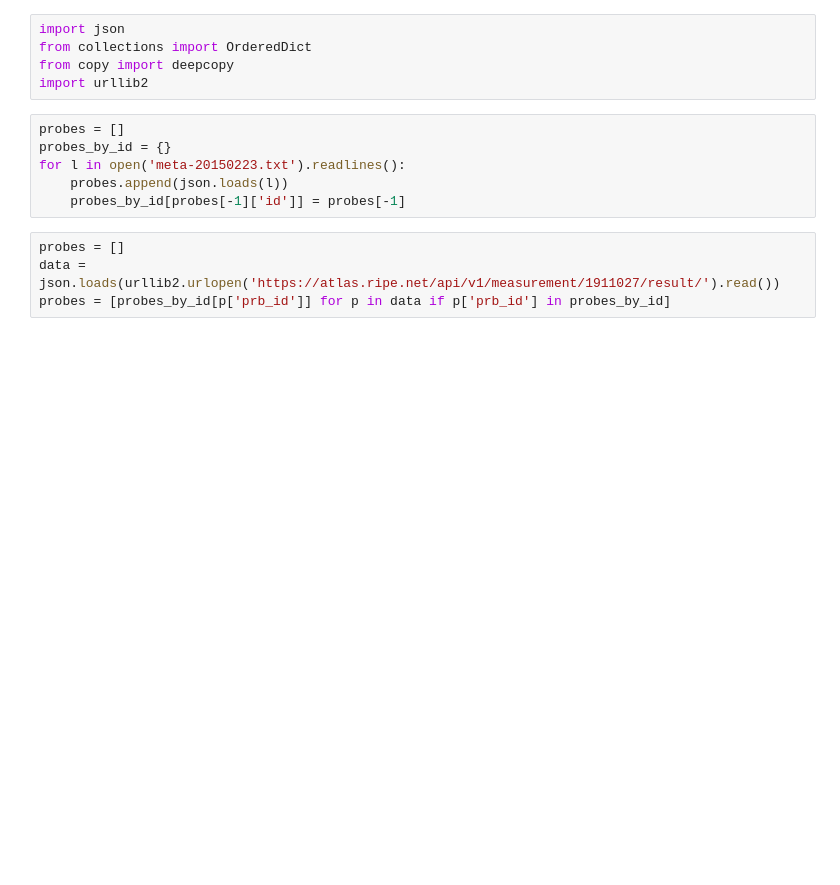
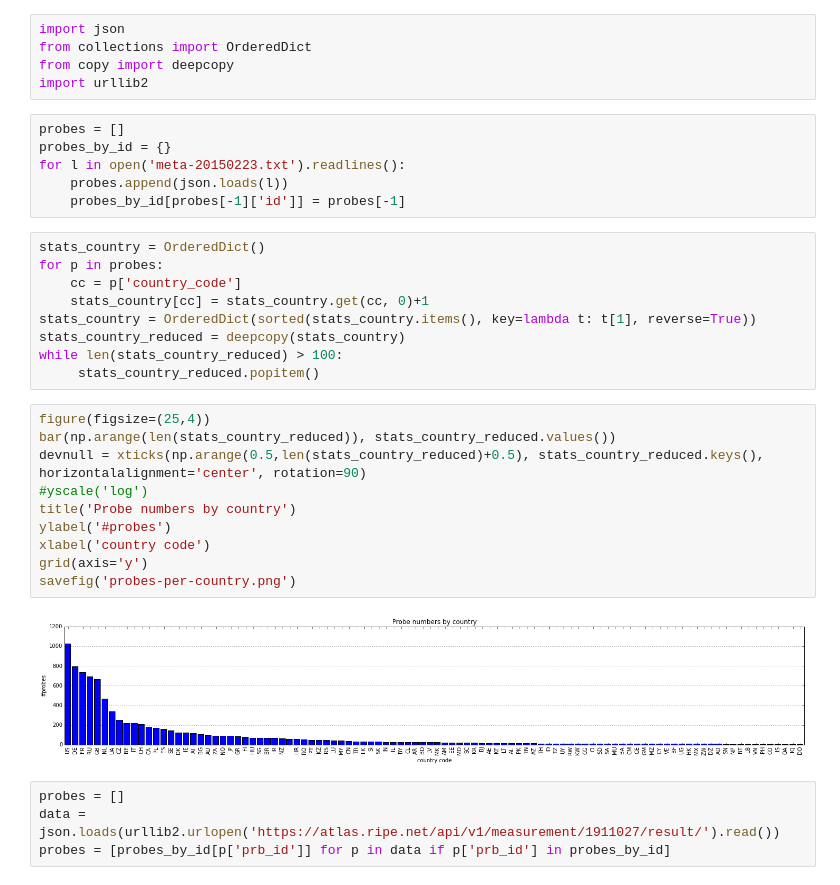
Before and after one commit to cod3monk/RIPE-Atlas-sbucket, a Jupyter notebook: ProbeStats.ipynb, the cells around one changed output. Cells and saved outputs as stored; diff of their text form; blank space fills up the shorter version.

```diff
--- a/ProbeStats.ipynb
+++ b/ProbeStats.ipynb
@@ -13,6 +13,27 @@ probes_by_id = {}
 for l in open('meta-20150223.txt').readlines():
     probes.append(json.loads(l))
     probes_by_id[probes[-1]['id']] = probes[-1]
+# %%
+stats_country = OrderedDict()
+for p in probes:
+    cc = p['country_code']
+    stats_country[cc] = stats_country.get(cc, 0)+1
+stats_country = OrderedDict(sorted(stats_country.items(), key=lambda t: t[1], reverse=True))
+stats_country_reduced = deepcopy(stats_country)
+while len(stats_country_reduced) > 100:
+     stats_country_reduced.popitem()
+# %%
+figure(figsize=(25,4))
+bar(np.arange(len(stats_country_reduced)), stats_country_reduced.values())
+devnull = xticks(np.arange(0.5,len(stats_country_reduced)+0.5), stats_country_reduced.keys(), horizontalalignment='center', rotation=90)
+#yscale('log')
+title('Probe numbers by country')
+ylabel('#probes')
+xlabel('country code')
+grid(axis='y')
+savefig('probes-per-country.png')
+# %% [output]
+[figure, added]
 # %%
 probes = []
 data = json.loads(urllib2.urlopen('https://atlas.ripe.net/api/v1/measurement/1911027/result/').read())
```
Also changed, not shown: parts of 3 cells of this notebook, 3 other files.
